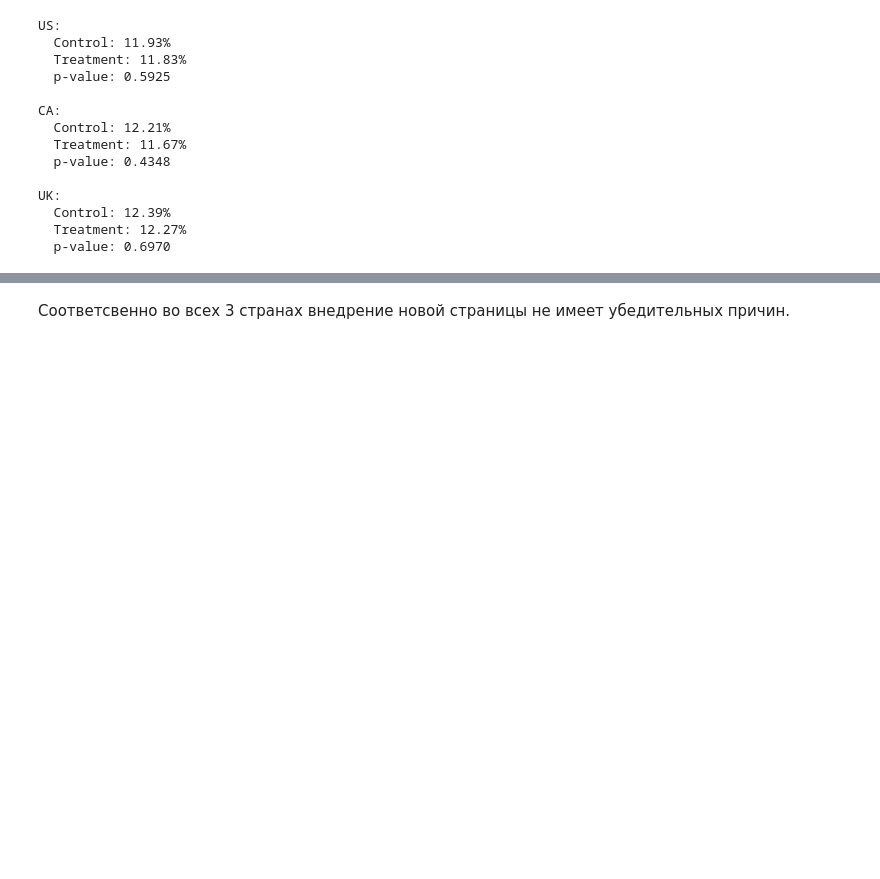
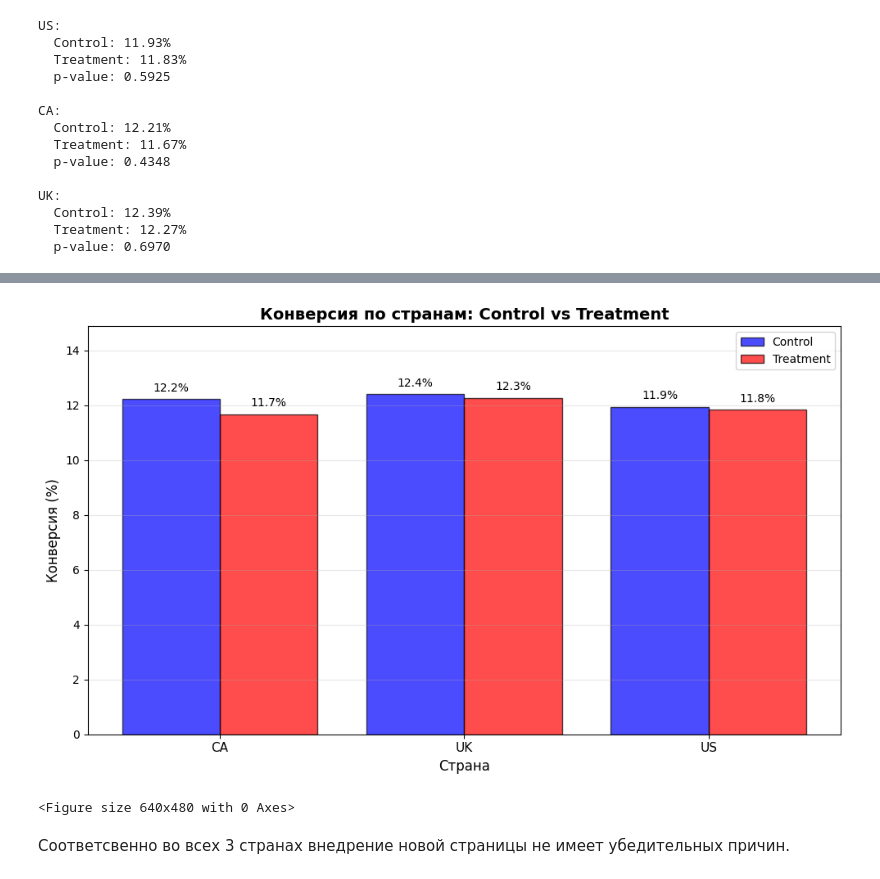
Before and after one commit to viktory-41/ecommerce_ab_testing_2022, a Jupyter notebook: ecommerce_ab_testing_2022_dataset1.ipynb, the cells around one changed output, grey strips where cells are left out. Cells and saved outputs as stored; diff of their text form; code cells hidden in the pictures; blank space fills up the shorter version.

```diff
--- a/ecommerce_ab_testing_2022_dataset1.ipynb
+++ b/ecommerce_ab_testing_2022_dataset1.ipynb
@@ -418,3 +441,8 @@ UK:
   Control: 12.39%
   Treatment: 12.27%
   p-value: 0.6970
+# %%
+country_conv = df_final.groupby(['country', 'group'])['converted'].agg(['mean', 'count'])
+country_conv['mean'] = country_conv['mean'] * 100  # переводим в проценты
+country_conv = country_conv.reset_index()
+country_conv
@@ -421,3 +457,42 @@ UK:
+# %%
+plt.figure(figsize=(10, 6))
+countries = country_conv['country'].unique()
+
+for i, country in enumerate(countries):
+    country_data = country_conv[country_conv['country'] == country]
+
+    control_conv = country_data[country_data['group'] == 'control']['mean'].values
+    control_conv = control_conv[0] if len(control_conv) > 0 else 0
+
+    treatment_conv = country_data[country_data['group'] == 'treatment']['mean'].values
+    treatment_conv = treatment_conv[0] if len(treatment_conv) > 0 else 0
+
+    plt.bar(i - 0.2, control_conv, width=0.4, label='Control' if i == 0 else '',
+            color='blue', alpha=0.7, edgecolor='black')
+    plt.bar(i + 0.2, treatment_conv, width=0.4, label='Treatment' if i == 0 else '',
+            color='red', alpha=0.7, edgecolor='black')
+
+    plt.text(i - 0.2, control_conv + 0.2, f'{control_conv:.1f}%',
+             ha='center', va='bottom', fontsize=10)
+    plt.text(i + 0.2, treatment_conv + 0.2, f'{treatment_conv:.1f}%',
+             ha='center', va='bottom', fontsize=10)
+
+plt.xlabel('Страна', fontsize=12)
+plt.ylabel('Конверсия (%)', fontsize=12)
+plt.title('Конверсия по странам: Control vs Treatment', fontsize=14, fontweight='bold')
+plt.xticks(range(len(countries)), countries, fontsize=11)
+plt.legend(loc='upper right')
+plt.grid(True, alpha=0.3, axis='y')
+plt.ylim(0, max(country_conv['mean']) * 1.2)
+
+plt.tight_layout()
+plt.show()
+
+
+plt.savefig('ab_test_countries.png', dpi=300, bbox_inches='tight')
+# %% [output]
+[figure, added]
+<Figure size 640x480 with 0 Axes>
 # %% [markdown]
 Соответсвенно во всех 3 странах  внедрение новой страницы не имеет убедительных причин.
 # %% [markdown]
```
Also changed, not shown: parts of 7 cells of this notebook.
